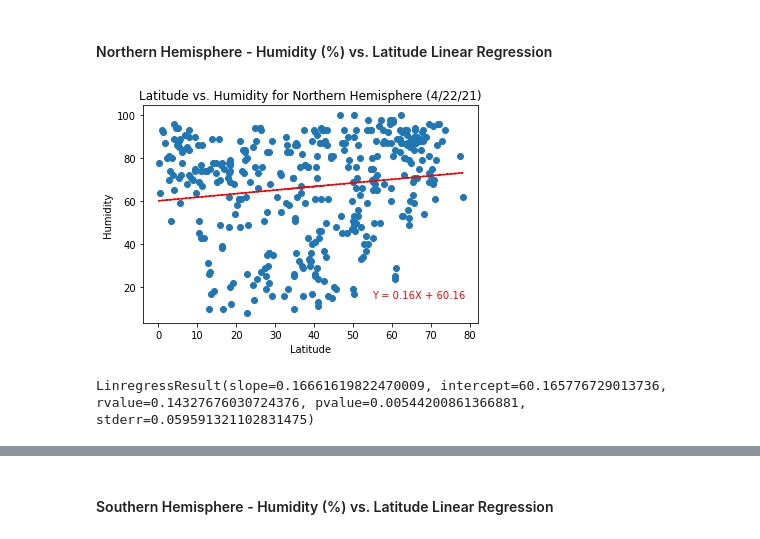
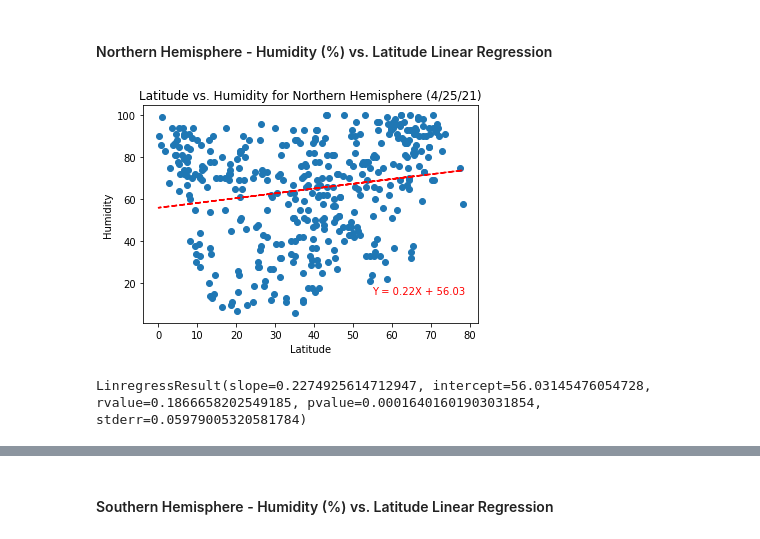
Before and after one commit to jconcha56429/python-api-challenge, a Jupyter notebook: WeatherPy/WeatherPy.ipynb, the cells around one changed output, grey strips where cells are left out. Drawn from its saved outputs; the diff is of its cells as text; code cells hidden in the pictures.

```diff
--- a/WeatherPy/WeatherPy.ipynb
+++ b/WeatherPy/WeatherPy.ipynb
@@ -288,16 +315,16 @@ plt.show()
 # %%
 n_humid = north_hemi.iloc[:,9]
 
 vc_slope, vc_int, vc_r, vc_p, vc_std_err = linregress(n_lat, n_humid)
 vc_fit = vc_slope * n_lat + vc_int
 plt.scatter(n_lat,n_humid)
 plt.plot(n_lat,vc_fit,'--',color='red')
-plt.title('Latitude vs. Humidity for Northern Hemisphere (4/22/21)')
-plt.text(55,15,'Y = 0.16X + 60.16',color = 'red')
+plt.title('Latitude vs. Humidity for Northern Hemisphere (4/25/21)')
+plt.text(55,15,'Y = 0.22X + 56.03',color = 'red')
 plt.xlabel('Latitude')
 plt.ylabel('Humidity')
 plt.show()
 linregress(n_lat,n_humid)
 # %% [output]
-[figure, old version]
+[figure, new version]
-LinregressResult(slope=0.16661619822470009, intercept=60.165776729013736, rvalue=0.14327676030724376, pvalue=0.00544200861366881, stderr=0.059591321102831475)
+LinregressResult(slope=0.2274925614712947, intercept=56.03145476054728, rvalue=0.1866658202549185, pvalue=0.00016401601903031854, stderr=0.05979005320581784)
```
Also changed, not shown: parts of 32 cells of this notebook, 6 other files.
